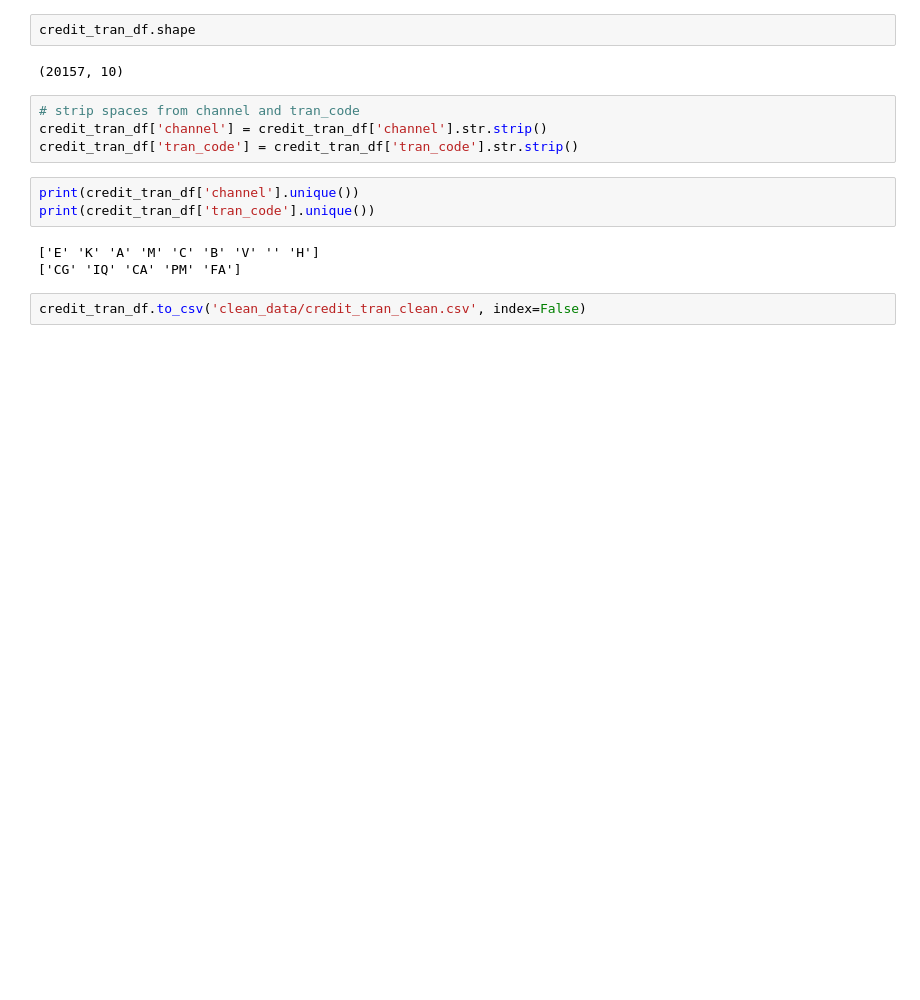
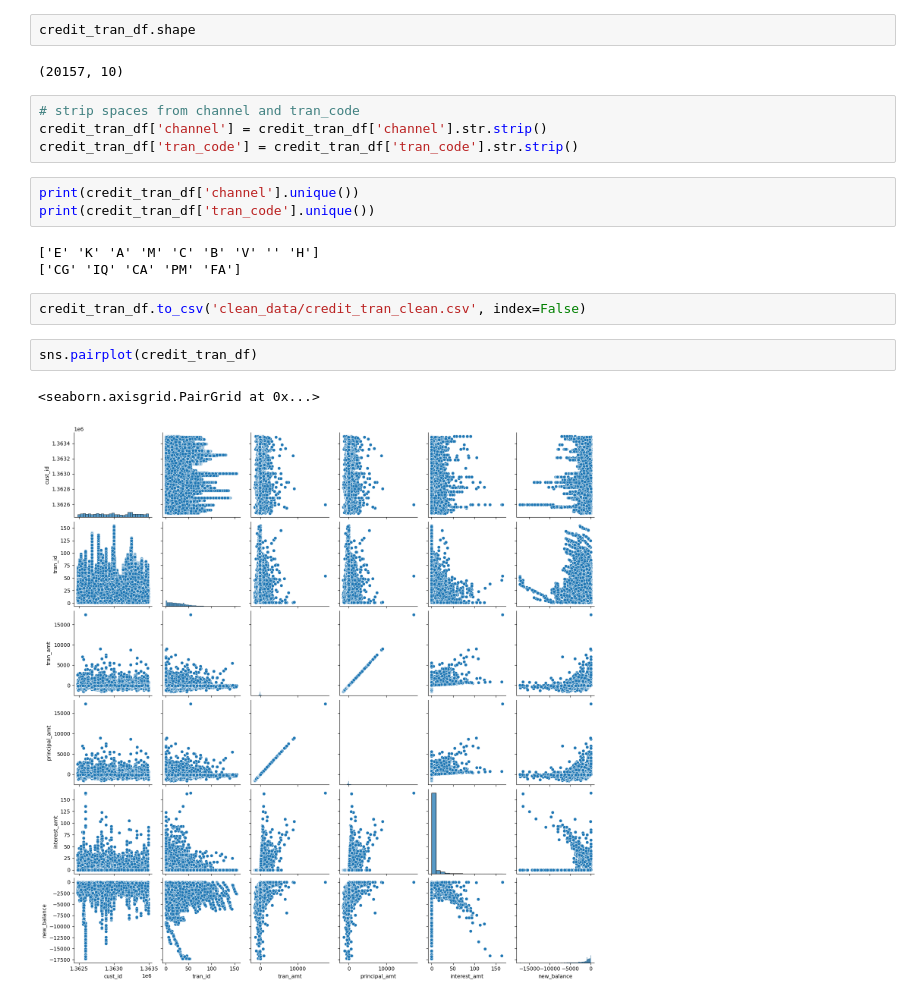
Before and after one commit to btmarsh6/mini-project-III, a Jupyter notebook: Ben_notebook.ipynb, the cells around one changed output. Saved outputs shown, nothing was run; the diff lists cells and outputs as text; blank space fills up the shorter version.

```diff
--- a/Ben_notebook.ipynb
+++ b/Ben_notebook.ipynb
@@ -770,3 +775,8 @@ print(credit_tran_df['tran_code'].unique())
 ['CG' 'IQ' 'CA' 'PM' 'FA']
 # %%
 credit_tran_df.to_csv('clean_data/credit_tran_clean.csv', index=False)
+# %%
+sns.pairplot(credit_tran_df)
+# %% [output]
+<seaborn.axisgrid.PairGrid at 0x...>
+[figure, added]
```
Also changed, not shown: parts of 1 cell of this notebook, 1 other file.
